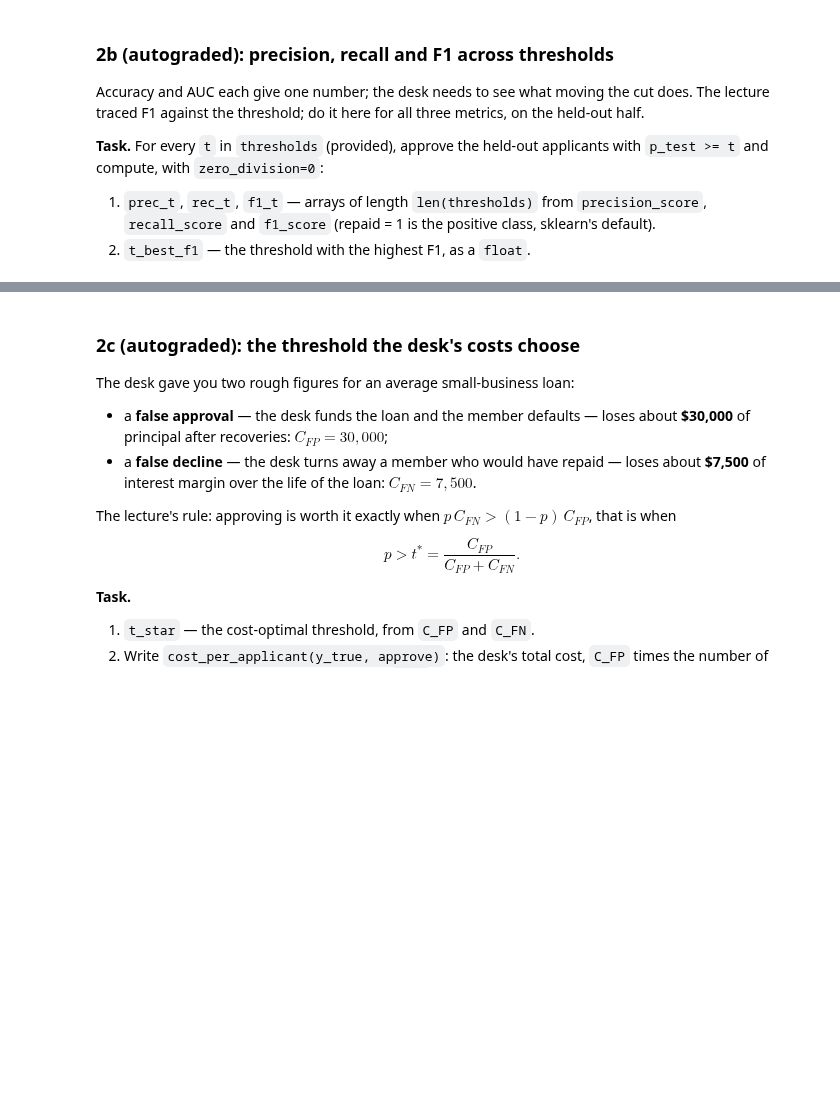
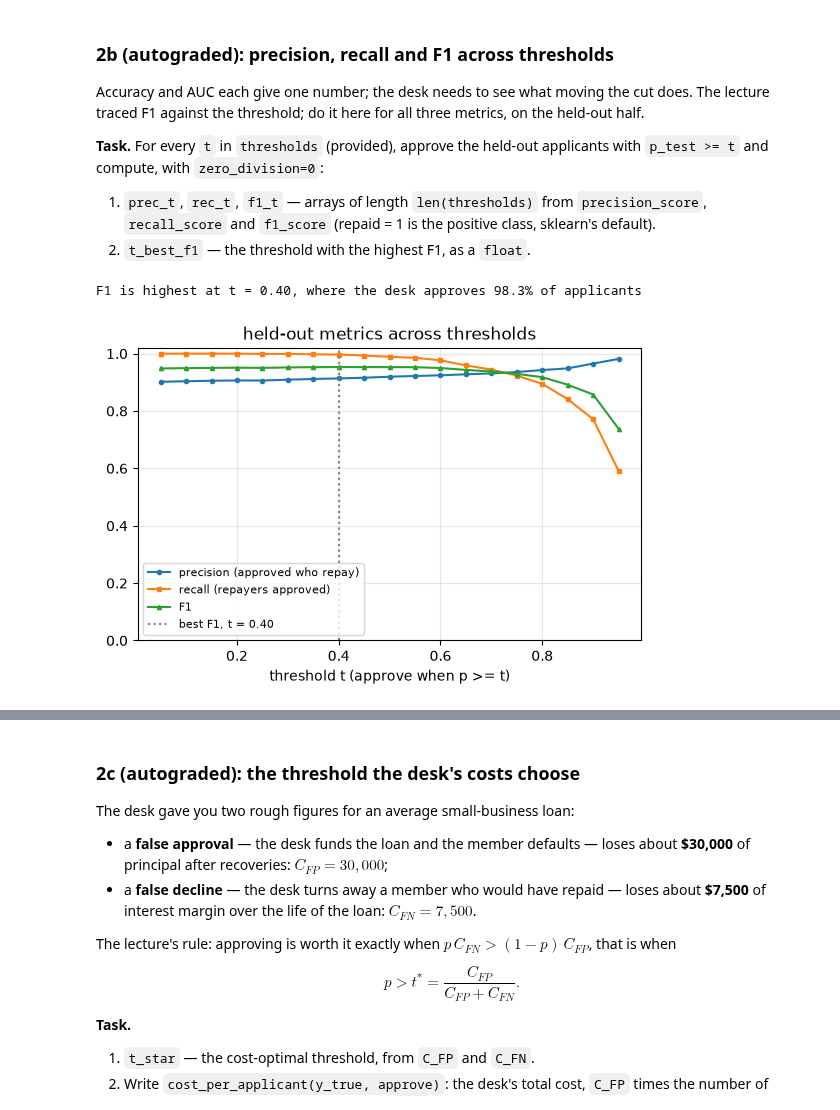
Before and after one commit to KNhae/DS701-Materials-FA26, a Jupyter notebook: class_activity_notebooks/11A-InClass-Exercise-Logistic-Regression-A1/11A-InClass-Exercise-Logistic-Regression-A1.ipynb, the cells around one changed output, grey strips where cells are left out. Cells and saved outputs as stored; diff of their text form; code cells hidden in the pictures; blank space fills up the shorter version.

```diff
--- a/class_activity_notebooks/11A-InClass-Exercise-Logistic-Regression-A1/11A-InClass-Exercise-Logistic-Regression-A1.ipynb
+++ b/class_activity_notebooks/11A-InClass-Exercise-Logistic-Regression-A1/11A-InClass-Exercise-Logistic-Regression-A1.ipynb
@@ -347,16 +388,28 @@ half.
 # %%
 thresholds = np.round(np.arange(0.05, 1.0, 0.05), 2)
 
-...
+prec_t, rec_t, f1_t = [], [], []
+for t in thresholds:
+    approve_t = (p_test >= t).astype(int)
+    prec_t.append(precision_score(y_loan_test, approve_t, zero_division=0))
+    rec_t.append(recall_score(y_loan_test, approve_t, zero_division=0))
+    f1_t.append(f1_score(y_loan_test, approve_t, zero_division=0))
+
+prec_t, rec_t, f1_t = np.array(prec_t), np.array(rec_t), np.array(f1_t)
+t_best_f1 = float(thresholds[np.argmax(f1_t)])
+
 
 print(f"F1 is highest at t = {t_best_f1:.2f}, where the desk approves {np.mean(p_test >= t_best_f1):.1%} of applicants")
 plt.figure(figsize=(6.5, 3.8))
 plt.plot(thresholds, prec_t, "o-", ms=3, label="precision (approved who repay)")
 plt.plot(thresholds, rec_t, "s-", ms=3, label="recall (repayers approved)")
 plt.plot(thresholds, f1_t, "^-", ms=3, label="F1")
 plt.axvline(t_best_f1, color="gray", ls=":", label=f"best F1, t = {t_best_f1:.2f}")
 plt.xlabel("threshold t (approve when p >= t)"); plt.ylim(0, 1.02)
 plt.legend(fontsize=8, loc="lower left"); plt.grid(alpha=0.3); plt.title("held-out metrics across thresholds")
 plt.show()
+# %% [output]
+F1 is highest at t = 0.40, where the desk approves 98.3% of applicants
+[figure, added]
 # %%
 grader.check("q5")
```
Also changed, not shown: parts of 12 cells of this notebook.
